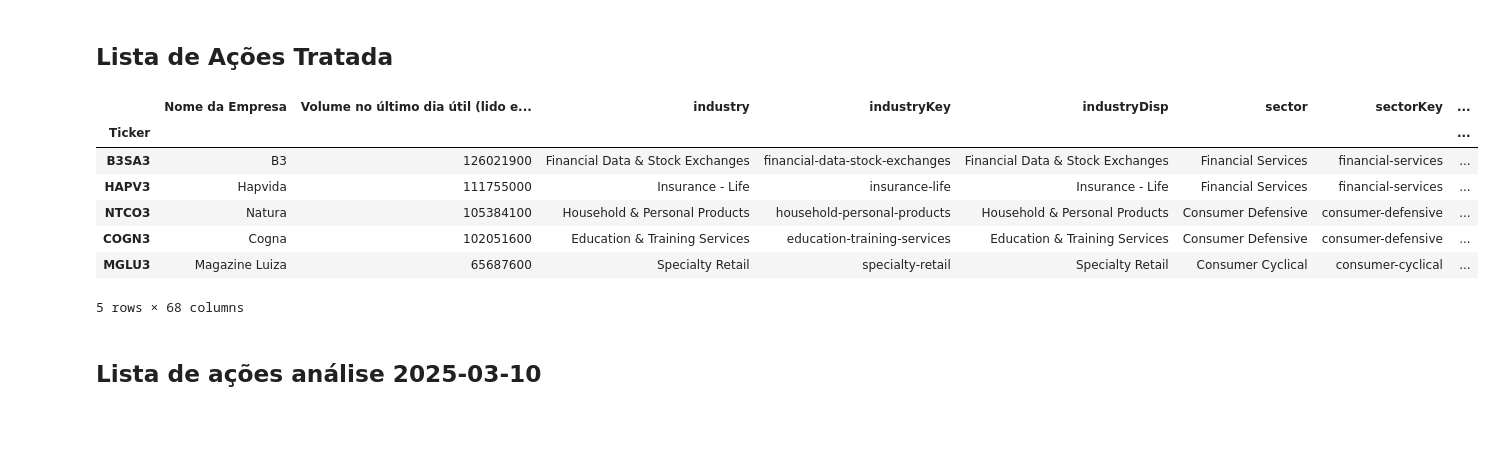
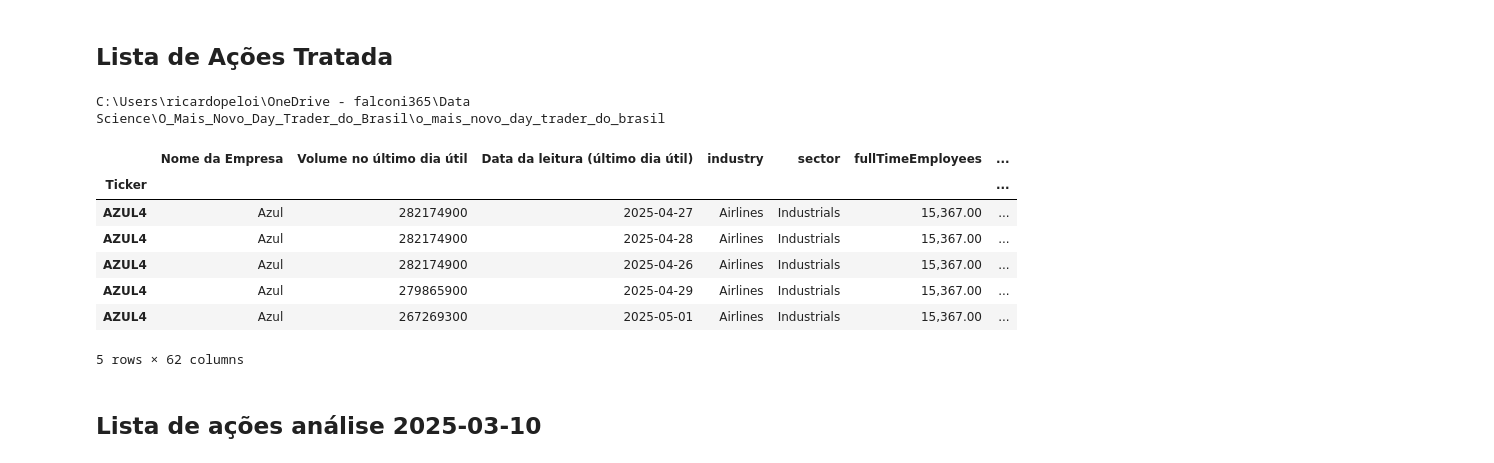
Before and after one commit to ricardopeloi/o_mais_novo_day_trader_do_brasil, a Jupyter notebook: Análises/Novo gerador de Arquivo de Histórico.ipynb, the cells around one changed output. Saved outputs shown, nothing was run; the diff lists cells and outputs as text; code cells hidden in the pictures; blank space fills up the shorter version.

Commit message:
Nova semana de leitura de dados, desde 28 de abril

```diff
--- a/Análises/Novo gerador de Arquivo de Histórico.ipynb
+++ b/Análises/Novo gerador de Arquivo de Histórico.ipynb
@@ -377,22 +390,28 @@ def reforma_formato_original(
 # Ler arquivo
 # %% [markdown]
 ## Lista de Ações Tratada
+# %%
+print(os.environ.get('var_caminho_fonte') )
+# %% [output]
+C:\Users\ricardopeloi\OneDrive - falconi365\Data Science\O_Mais_Novo_Day_Trader_do_Brasil\o_mais_novo_day_trader_do_brasil
 # %%
-var_caminho_pasta = r"C:\Users\ricardopeloi\OneDrive - falconi365\Data Science\O_Mais_Novo_Day_Trader_do_Brasil\o_mais_novo_day_trader_do_brasil\Bases"
+#f
+var_caminho_pasta = os.environ.get('var_caminho_fonte') + r'\Bases'
+
 var_arquivo_lista_acoes_tratada = r"\Lista de ações Tratada.xlsx"
 
 bd_arquivo_original = pd.read_excel(var_caminho_pasta + var_arquivo_lista_acoes_tratada).set_index("Ticker")
 
 bd_arquivo_original.sort_values([col for col in bd_arquivo_original if col.startswith("Volume no último dia útil")], ascending = False).head(5)
 # %% [output]
-|  | Nome da Empresa | Volume no último dia útil (lido e... | industry | industryKey | industryDisp | sector | sectorKey | ... |
-| Ticker |  |  |  |  |  |  |  | ... |
-| B3SA3 | B3 | 126021900 | Financial Data & Stock Exchanges | financial-data-stock-exchanges | Financial Data & Stock Exchanges | Financial Services | financial-services | ... |
-| HAPV3 | Hapvida | 111755000 | Insurance - Life | insurance-life | Insurance - Life | Financial Services | financial-services | ... |
-| NTCO3 | Natura | 105384100 | Household & Personal Products | household-personal-products | Household & Personal Products | Consumer Defensive | consumer-defensive | ... |
-| COGN3 | Cogna | 102051600 | Education & Training Services | education-training-services | Education & Training Services | Consumer Defensive | consumer-defensive | ... |
-| MGLU3 | Magazine Luiza | 65687600 | Specialty Retail | specialty-retail | Specialty Retail | Consumer Cyclical | consumer-cyclical | ... |
+|  | Nome da Empresa | Volume no último dia útil | Data da leitura (último dia útil) | industry | sector | fullTimeEmployees | ... |
+| Ticker |  |  |  |  |  |  | ... |
+| AZUL4 | Azul | 282174900 | 2025-04-27 | Airlines | Industrials | 15,367.00 | ... |
+| AZUL4 | Azul | 282174900 | 2025-04-28 | Airlines | Industrials | 15,367.00 | ... |
+| AZUL4 | Azul | 282174900 | 2025-04-26 | Airlines | Industrials | 15,367.00 | ... |
+| AZUL4 | Azul | 279865900 | 2025-04-29 | Airlines | Industrials | 15,367.00 | ... |
+| AZUL4 | Azul | 267269300 | 2025-05-01 | Airlines | Industrials | 15,367.00 | ... |
-5 rows × 68 columns
+5 rows × 62 columns
 # %% [markdown]
 ## Lista de ações análise 2025-03-10
 # %%
```
Also changed, not shown: parts of 5 cells of this notebook, 11 other files.
